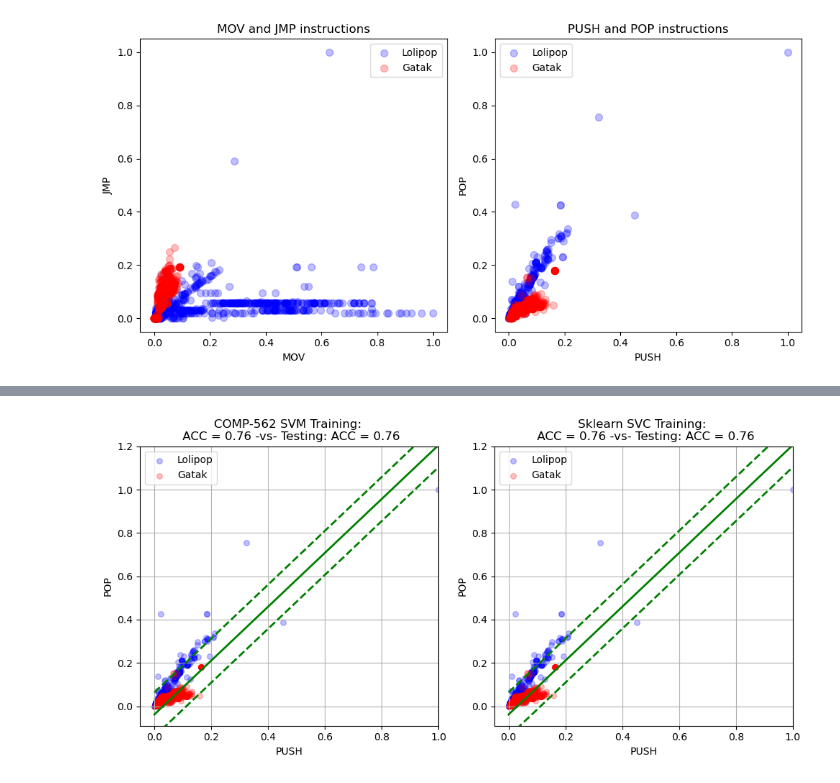
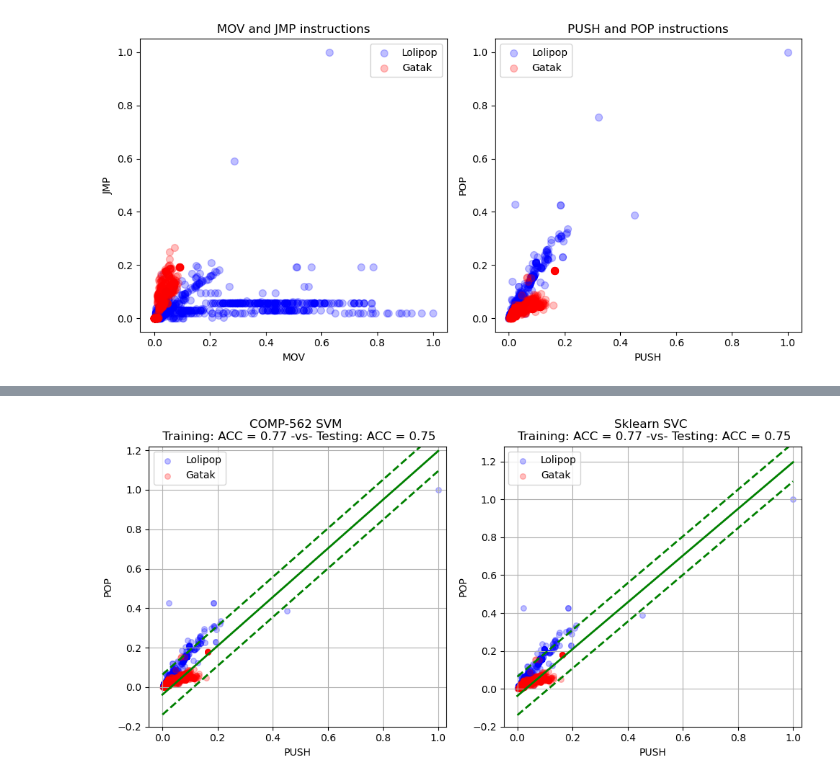
Before and after one commit to DYYasUNCStudent/COMP562, a Jupyter notebook: CE5/CE5.ipynb, the cells around one changed output, grey strips where cells are left out. Drawn from its saved outputs; the diff is of its cells as text; code cells hidden in the pictures.

```diff
--- a/CE5/CE5.ipynb
+++ b/CE5/CE5.ipynb
@@ -361,12 +365,12 @@ y = df_cleaned["CLASS"].to_numpy()
 C = 0.5
 
 # My Train theta
-theta_hat, X_train, X_test, y_train, y_test, X_train_aug, X_test_aug = train_theta(X_MOV_JMP, y, C)
+theta_hat, X_train, X_test, y_train, y_test, X_train_processed, X_test_processed = split_data_train_theta(X_MOV_JMP, y, C)
 
 # My Predict
-train_predictions = np.sign(X_train_aug @ theta_hat)
+train_predictions = np.sign(X_train_processed @ theta_hat)
 train_predictions[train_predictions == 0] = 1
-test_predictions = np.sign(X_test_aug @ theta_hat)
+test_predictions = np.sign(X_test_processed @ theta_hat)
 test_predictions[test_predictions == 0] = 1
 
 # My ACC
@@ -374,7 +378,7 @@ train_acc = acc(y_train, train_predictions)
 test_acc = acc(y_test, test_predictions)
 
 # Sklearn Train
-svc_model = LinearSVC(C=C, loss="squared_hinge")
+svc_model = LinearSVC(C=C)
 svc_model.fit(X_train, y_train)
 
 # Sklearn Predict
@@ -389,46 +393,58 @@ svc_test_acc = acc(y_test, svc_test_predictions)
 figure = plt.figure(figsize=(10, 5))
 x_values = np.linspace(0, 1, 200)
 
-w_manual = theta_hat[1:]
-b_manual = theta_hat[0]
-decision_boundary, positive_margin, negative_margin = generate_three_lines(w_manual, b_manual, x_values)
+weight_my = theta_hat[1:]
+intercept_my = theta_hat[0]
+
+w = weight_my[1]
+if np.isclose(w, 0):
+    w = np.sign(w) * 1e-8 if w != 0 else 1e-8  # To avoid division by zero
+decision_boundary = -(intercept_my + weight_my[0] * x_values) / w        # Middle line
+positive_margin = (1 - intercept_my -  weight_my[0] * x_values) / w      # Top line
+negative_margin = (-1 - intercept_my -  weight_my[0] * x_values) / w     # Bottom line
 
 lolipop_train = X_train[y_train == 1]
 gatak_train = X_train[y_train == -1]
 
 ax1 = figure.add_subplot(121)
 ax1.scatter(lolipop_train[:, 0], lolipop_train[:, 1], c="blue", s=30, alpha=0.25, label="Lolipop")
 ax1.scatter(gatak_train[:, 0], gatak_train[:, 1], c="red", s=30, alpha=0.25, label="Gatak")
 ax1.plot(x_values, decision_boundary, c="green", lw=2.0)
 ax1.plot(x_values, positive_margin, c="green", lw=2.0, linestyle="--")
 ax1.plot(x_values, negative_margin, c="green", lw=2.0, linestyle="--")
-ax1.set_title(f"COMP-562 SVM Training: \n ACC = {train_acc:.2f} -vs- Testing: ACC = {test_acc:.2f}")
+ax1.set_title(f"COMP-562 SVM \n Training: ACC = {train_acc:.2f} -vs- Testing: ACC = {test_acc:.2f}")
 ax1.set_xlabel("PUSH")
 ax1.set_ylabel("POP")
-ax1.set_xlim(-0.05, 1)
-ax1.set_ylim(-0.09, 1.2)
+ax1.set_xlim(-0.05, 1.03)
+ax1.set_ylim(-0.2, 1.22)
 ax1.grid(True)
 ax1.legend()
 
-svc_w = svc_model.coef_[0]
-svc_b = svc_model.intercept_[0]
-svc_decision, svc_positive, svc_negative = generate_three_lines(svc_w, svc_b, x_values)
+weight_sklearn = svc_model.coef_[0]
+intercept_sklearn = svc_model.intercept_[0]
+
+weight_sklearn_w = weight_sklearn[1]
+if np.isclose(weight_sklearn_w, 0):
+    weight_sklearn_w = np.sign(weight_sklearn_w) * 1e-8 if weight_sklearn_w != 0 else 1e-8  # To avoid division by zero
+svc_decision_boundary = -(intercept_sklearn + weight_sklearn[0] * x_values) / weight_sklearn_w        # Middle line
+svc_positive_margin = (1 - intercept_sklearn -  weight_sklearn[0] * x_values) / weight_sklearn_w      # Top line
+svc_negative_margin = (-1 - intercept_sklearn -  weight_sklearn[0] * x_values) / weight_sklearn_w     # Bottom line
 
 ax2 = figure.add_subplot(122)
 ax2.scatter(lolipop_train[:, 0], lolipop_train[:, 1], c="blue", s=30, alpha=0.25, label="Lolipop")
 ax2.scatter(gatak_train[:, 0], gatak_train[:, 1], c="red", s=30, alpha=0.25, label="Gatak")
-ax2.plot(x_values, svc_decision, c="green", lw=2.0)
-ax2.plot(x_values, svc_positive, c="green", lw=2.0, linestyle="--")
-ax2.plot(x_values, svc_negative, c="green", lw=2.0, linestyle="--")
-ax2.set_title(f"Sklearn SVC Training: \n ACC = {svc_train_acc:.2f} -vs- Testing: ACC = {svc_test_acc:.2f}")
+ax2.plot(x_values, svc_decision_boundary, c="green", lw=2.0)
+ax2.plot(x_values, svc_positive_margin, c="green", lw=2.0, linestyle="--")
+ax2.plot(x_values, svc_negative_margin, c="green", lw=2.0, linestyle="--")
+ax2.set_title(f"Sklearn SVC \n Training: ACC = {svc_train_acc:.2f} -vs- Testing: ACC = {svc_test_acc:.2f}")
 ax2.set_xlabel("PUSH")
 ax2.set_ylabel("POP")
-ax2.set_xlim(-0.05, 1)
-ax2.set_ylim(-0.09, 1.2)
+ax2.set_xlim(-0.05, 1.03)
+ax2.set_ylim(-0.2, 1.28)
 ax2.grid(True)
 ax2.legend()
 
 plt.tight_layout()
 plt.show()
 # %% [output]
-[figure, old version]
+[figure, new version]
```
Also changed, not shown: parts of 1 cell of this notebook.
